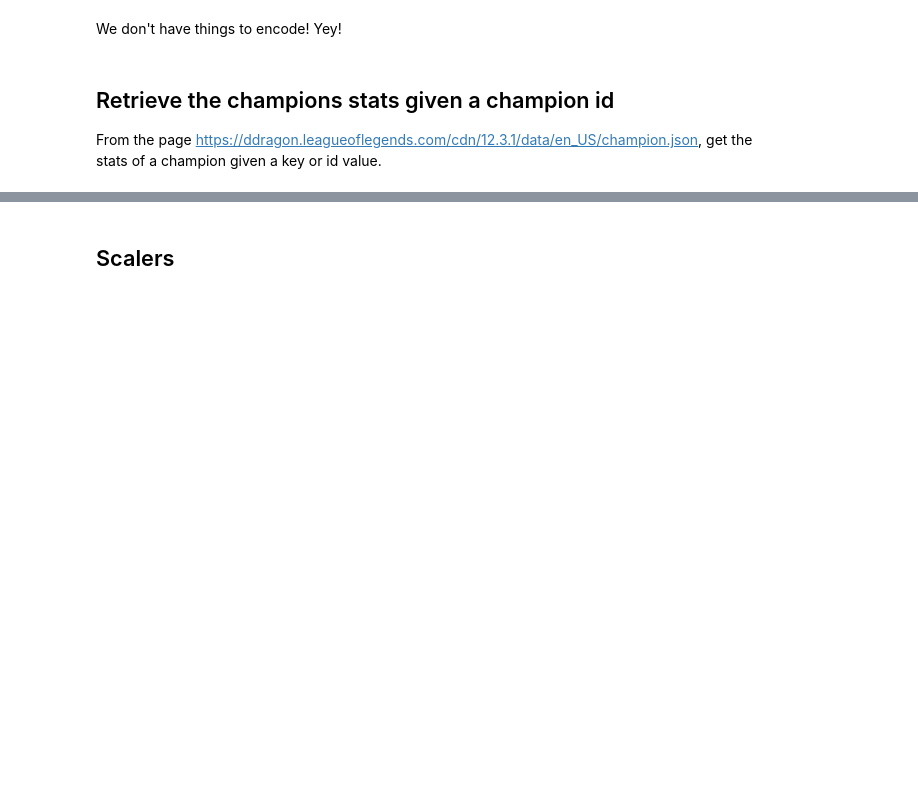
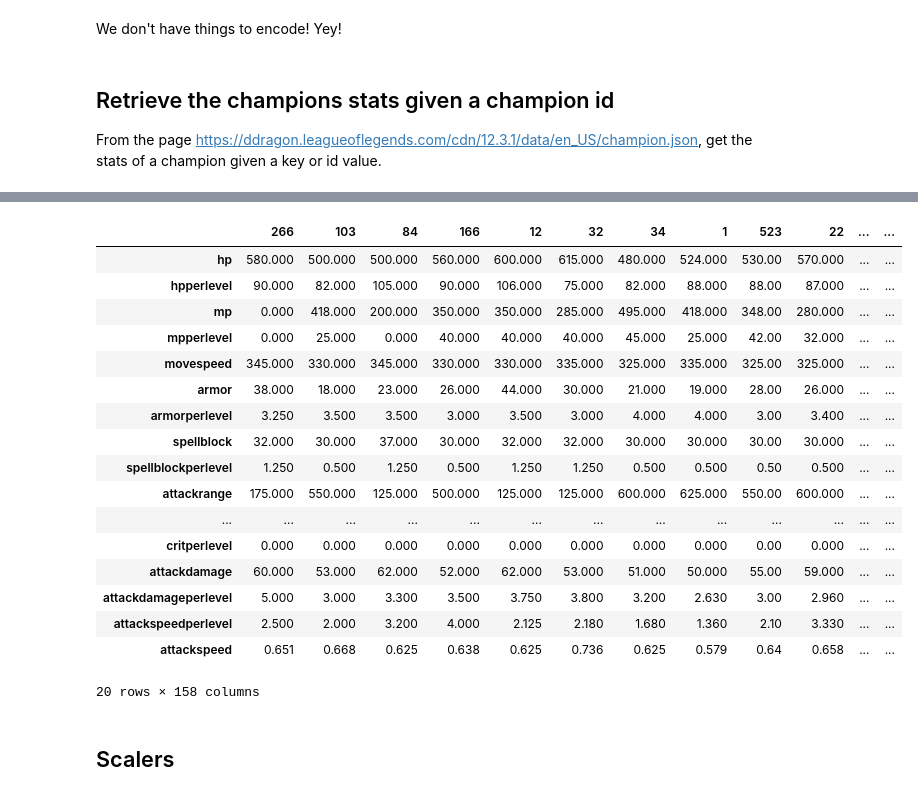
Before and after one commit to stephanyvargas/LoL_winner_predictor, a Jupyter notebook: notebooks/test_data_preprocessing_Stephany.ipynb, the cells around one changed output, grey strips where cells are left out. Drawn from its saved outputs; the diff is of its cells as text; code cells hidden in the pictures; blank space fills up the shorter version.

Commit message:
working on the champion stats database

```diff
--- a/notebooks/test_data_preprocessing_Stephany.ipynb
+++ b/notebooks/test_data_preprocessing_Stephany.ipynb
@@ -470 +471,11 @@ df_normalized_RED.drop('side', axis=1, inplace=True)
 From the page https://ddragon.leagueoflegends.com/cdn/12.3.1/data/en_US/champion.json, get the stats of a champion given a key or id value.
+# %%
+import pandas as pd
+import json
+
+champion_description = '../raw_data/lol_12_3_1.json'
+
+with open(champion_description) as data_file:
+    data_champions = json.load(data_file)
+#data_champions = data_champions[:]
+data_champions.keys()
@@ -471,3 +519,31 @@ From the page https://ddragon.leagueoflegends.com/cdn/12.3.1/data/en_US/champion
+# %%
+# get the key and the stats for every champion in this version
+# create a new dictionary with only the values of interest
+
+champions_dict = {}
+champions_names = list(data_champions['data'].keys())
+for champion in champions_names:
+    champions_dict[data_champions['data'][champion]['key']] = data_champions['data'][champion]['stats']
+pd.DataFrame(champions_dict)
+# %% [output]
+|  | 266 | 103 | 84 | 166 | 12 | 32 | 34 | 1 | 523 | 22 | ... | ... |
+| hp | 580.000 | 500.000 | 500.000 | 560.000 | 600.000 | 615.000 | 480.000 | 524.000 | 530.00 | 570.000 | ... | ... |
+| hpperlevel | 90.000 | 82.000 | 105.000 | 90.000 | 106.000 | 75.000 | 82.000 | 88.000 | 88.00 | 87.000 | ... | ... |
+| mp | 0.000 | 418.000 | 200.000 | 350.000 | 350.000 | 285.000 | 495.000 | 418.000 | 348.00 | 280.000 | ... | ... |
+| mpperlevel | 0.000 | 25.000 | 0.000 | 40.000 | 40.000 | 40.000 | 45.000 | 25.000 | 42.00 | 32.000 | ... | ... |
+| movespeed | 345.000 | 330.000 | 345.000 | 330.000 | 330.000 | 335.000 | 325.000 | 335.000 | 325.00 | 325.000 | ... | ... |
+| armor | 38.000 | 18.000 | 23.000 | 26.000 | 44.000 | 30.000 | 21.000 | 19.000 | 28.00 | 26.000 | ... | ... |
+| armorperlevel | 3.250 | 3.500 | 3.500 | 3.000 | 3.500 | 3.000 | 4.000 | 4.000 | 3.00 | 3.400 | ... | ... |
+| spellblock | 32.000 | 30.000 | 37.000 | 30.000 | 32.000 | 32.000 | 30.000 | 30.000 | 30.00 | 30.000 | ... | ... |
+| spellblockperlevel | 1.250 | 0.500 | 1.250 | 0.500 | 1.250 | 1.250 | 0.500 | 0.500 | 0.50 | 0.500 | ... | ... |
+| attackrange | 175.000 | 550.000 | 125.000 | 500.000 | 125.000 | 125.000 | 600.000 | 625.000 | 550.00 | 600.000 | ... | ... |
+| ... | ... | ... | ... | ... | ... | ... | ... | ... | ... | ... | ... | ... |
+| critperlevel | 0.000 | 0.000 | 0.000 | 0.000 | 0.000 | 0.000 | 0.000 | 0.000 | 0.00 | 0.000 | ... | ... |
+| attackdamage | 60.000 | 53.000 | 62.000 | 52.000 | 62.000 | 53.000 | 51.000 | 50.000 | 55.00 | 59.000 | ... | ... |
+| attackdamageperlevel | 5.000 | 3.000 | 3.300 | 3.500 | 3.750 | 3.800 | 3.200 | 2.630 | 3.00 | 2.960 | ... | ... |
+| attackspeedperlevel | 2.500 | 2.000 | 3.200 | 4.000 | 2.125 | 2.180 | 1.680 | 1.360 | 2.10 | 3.330 | ... | ... |
+| attackspeed | 0.651 | 0.668 | 0.625 | 0.638 | 0.625 | 0.736 | 0.625 | 0.579 | 0.64 | 0.658 | ... | ... |
+20 rows × 158 columns
 # %% [markdown]
 ## Scalers
 # %% [markdown]
```
Also changed, not shown: parts of 5 cells of this notebook.
